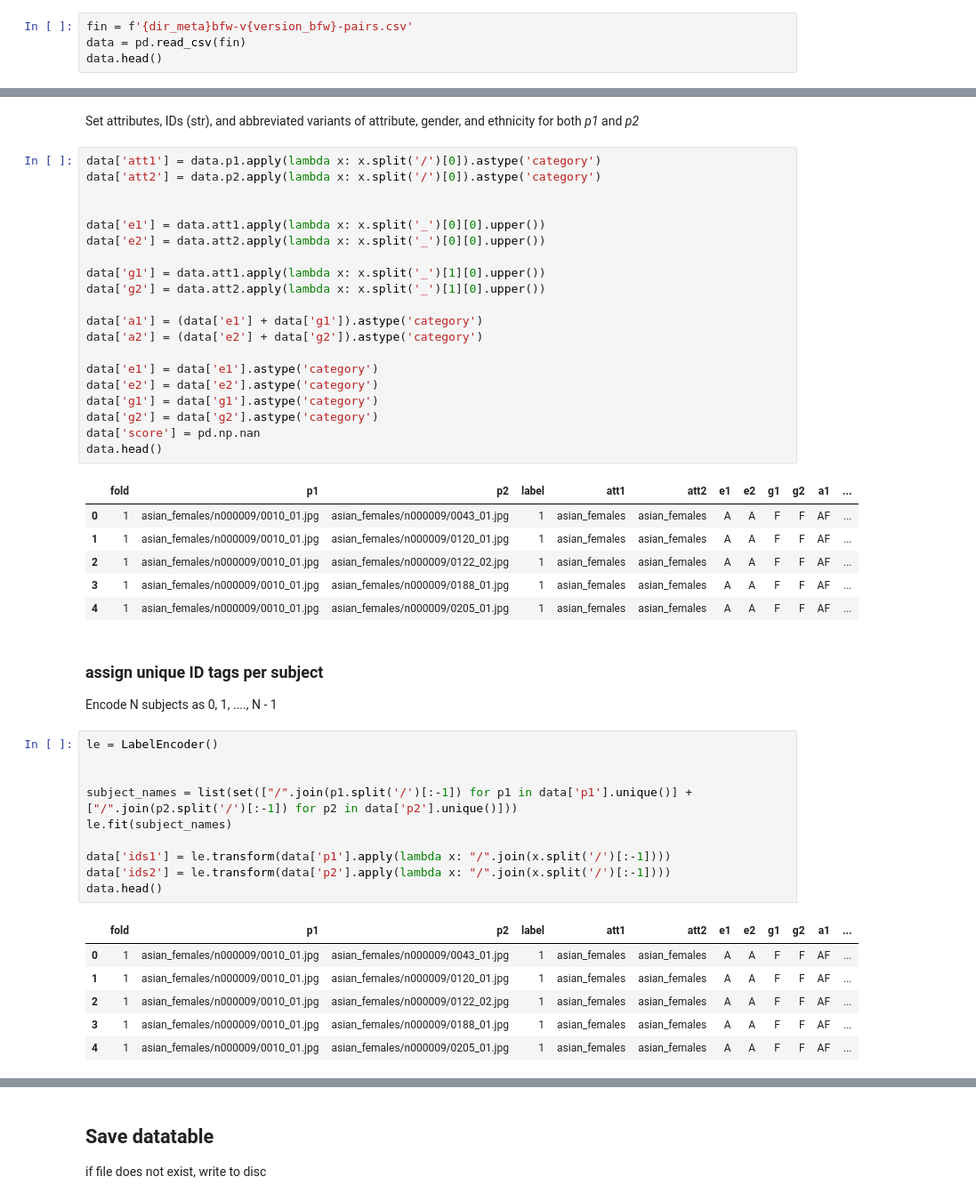
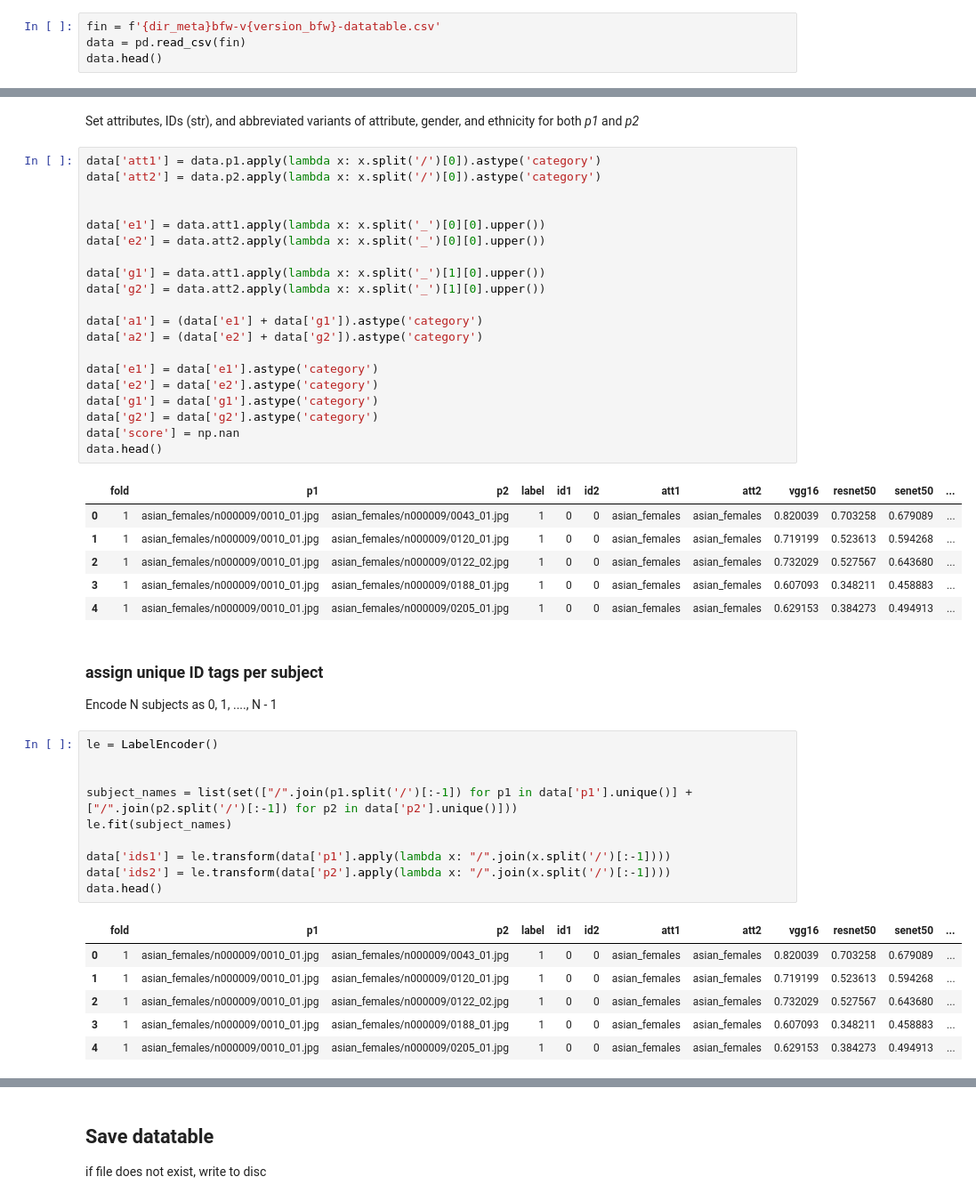
Before and after one commit to visionjo/facerec-bias-bfw, a Jupyter notebook: code/notebooks/0_prepare_datatable.ipynb, the cells around one changed output, grey strips where cells are left out. Shown at 89% size. Cells and saved outputs as stored; diff of their text form.

```diff
--- a/code/notebooks/0_prepare_datatable.ipynb
+++ b/code/notebooks/0_prepare_datatable.ipynb
@@ -19,7 +20,7 @@ dir_meta = f'../../data/bfw/meta/'
 
 Load lists of pairs, with _p1_ and _p2_ representing samples for either pair, _label_ is set as 1 if _genuine_; else, 0 for _imposter_, and the fold. Note there is no overlap in subjects between folds. Finally, the experiments are 5-fold (hence, _fold_ $\in$ {1, 2, 3, 4, 5}
 # %%
-fin = f'{dir_meta}bfw-v{version_bfw}-pairs.csv'
+fin = f'{dir_meta}bfw-v{version_bfw}-datatable.csv'
 data = pd.read_csv(fin)
 data.head()
 # %% [output]
@@ -59,30 +60,30 @@ Set attributes, IDs (str), and abbreviated variants of attribute, gender, and et
 # %%
 data['att1'] = data.p1.apply(lambda x: x.split('/')[0]).astype('category')
 data['att2'] = data.p2.apply(lambda x: x.split('/')[0]).astype('category')
 
 
 data['e1'] = data.att1.apply(lambda x: x.split('_')[0][0].upper())
 data['e2'] = data.att2.apply(lambda x: x.split('_')[0][0].upper())
 
 data['g1'] = data.att1.apply(lambda x: x.split('_')[1][0].upper())
 data['g2'] = data.att2.apply(lambda x: x.split('_')[1][0].upper())
 
 data['a1'] = (data['e1'] + data['g1']).astype('category')
 data['a2'] = (data['e2'] + data['g2']).astype('category')
 
 data['e1'] = data['e1'].astype('category')
 data['e2'] = data['e2'].astype('category')
 data['g1'] = data['g1'].astype('category')
 data['g2'] = data['g2'].astype('category')
-data['score'] = pd.np.nan
+data['score'] = np.nan
 data.head()
 # %% [output]
-|  | fold | p1 | p2 | label | att1 | att2 | e1 | e2 | g1 | g2 | a1 | ... |
-| 0 | 1 | asian_females/n000009/0010_01.jpg | asian_females/n000009/0043_01.jpg | 1 | asian_females | asian_females | A | A | F | F | AF | ... |
-| 1 | 1 | asian_females/n000009/0010_01.jpg | asian_females/n000009/0120_01.jpg | 1 | asian_females | asian_females | A | A | F | F | AF | ... |
-| 2 | 1 | asian_females/n000009/0010_01.jpg | asian_females/n000009/0122_02.jpg | 1 | asian_females | asian_females | A | A | F | F | AF | ... |
-| 3 | 1 | asian_females/n000009/0010_01.jpg | asian_females/n000009/0188_01.jpg | 1 | asian_females | asian_females | A | A | F | F | AF | ... |
-| 4 | 1 | asian_females/n000009/0010_01.jpg | asian_females/n000009/0205_01.jpg | 1 | asian_females | asian_females | A | A | F | F | AF | ... |
+|  | fold | p1 | p2 | label | id1 | id2 | att1 | att2 | vgg16 | resnet50 | senet50 | ... |
+| 0 | 1 | asian_females/n000009/0010_01.jpg | asian_females/n000009/0043_01.jpg | 1 | 0 | 0 | asian_females | asian_females | 0.820039 | 0.703258 | 0.679089 | ... |
+| 1 | 1 | asian_females/n000009/0010_01.jpg | asian_females/n000009/0120_01.jpg | 1 | 0 | 0 | asian_females | asian_females | 0.719199 | 0.523613 | 0.594268 | ... |
+| 2 | 1 | asian_females/n000009/0010_01.jpg | asian_females/n000009/0122_02.jpg | 1 | 0 | 0 | asian_females | asian_females | 0.732029 | 0.527567 | 0.643680 | ... |
+| 3 | 1 | asian_females/n000009/0010_01.jpg | asian_females/n000009/0188_01.jpg | 1 | 0 | 0 | asian_females | asian_females | 0.607093 | 0.348211 | 0.458883 | ... |
+| 4 | 1 | asian_females/n000009/0010_01.jpg | asian_females/n000009/0205_01.jpg | 1 | 0 | 0 | asian_females | asian_females | 0.629153 | 0.384273 | 0.494913 | ... |
 # %% [markdown]
 ### assign unique ID tags per subject
 Encode N subjects as 0, 1, ...., N - 1
@@ -97,12 +98,12 @@ data['ids1'] = le.transform(data['p1'].apply(lambda x: "/".join(x.split('/')[:-1
 data['ids2'] = le.transform(data['p2'].apply(lambda x: "/".join(x.split('/')[:-1])))
 data.head()
 # %% [output]
-|  | fold | p1 | p2 | label | att1 | att2 | e1 | e2 | g1 | g2 | a1 | ... |
-| 0 | 1 | asian_females/n000009/0010_01.jpg | asian_females/n000009/0043_01.jpg | 1 | asian_females | asian_females | A | A | F | F | AF | ... |
-| 1 | 1 | asian_females/n000009/0010_01.jpg | asian_females/n000009/0120_01.jpg | 1 | asian_females | asian_females | A | A | F | F | AF | ... |
-| 2 | 1 | asian_females/n000009/0010_01.jpg | asian_females/n000009/0122_02.jpg | 1 | asian_females | asian_females | A | A | F | F | AF | ... |
-| 3 | 1 | asian_females/n000009/0010_01.jpg | asian_females/n000009/0188_01.jpg | 1 | asian_females | asian_females | A | A | F | F | AF | ... |
-| 4 | 1 | asian_females/n000009/0010_01.jpg | asian_females/n000009/0205_01.jpg | 1 | asian_females | asian_females | A | A | F | F | AF | ... |
+|  | fold | p1 | p2 | label | id1 | id2 | att1 | att2 | vgg16 | resnet50 | senet50 | ... |
+| 0 | 1 | asian_females/n000009/0010_01.jpg | asian_females/n000009/0043_01.jpg | 1 | 0 | 0 | asian_females | asian_females | 0.820039 | 0.703258 | 0.679089 | ... |
+| 1 | 1 | asian_females/n000009/0010_01.jpg | asian_females/n000009/0120_01.jpg | 1 | 0 | 0 | asian_females | asian_females | 0.719199 | 0.523613 | 0.594268 | ... |
+| 2 | 1 | asian_females/n000009/0010_01.jpg | asian_females/n000009/0122_02.jpg | 1 | 0 | 0 | asian_females | asian_females | 0.732029 | 0.527567 | 0.643680 | ... |
+| 3 | 1 | asian_females/n000009/0010_01.jpg | asian_females/n000009/0188_01.jpg | 1 | 0 | 0 | asian_females | asian_females | 0.607093 | 0.348211 | 0.458883 | ... |
+| 4 | 1 | asian_females/n000009/0010_01.jpg | asian_females/n000009/0205_01.jpg | 1 | 0 | 0 | asian_females | asian_females | 0.629153 | 0.384273 | 0.494913 | ... |
 # %%
 data.sample(10)
 # %% [output]
```
Also changed, not shown: parts of 4 cells of this notebook, 4 other files.
